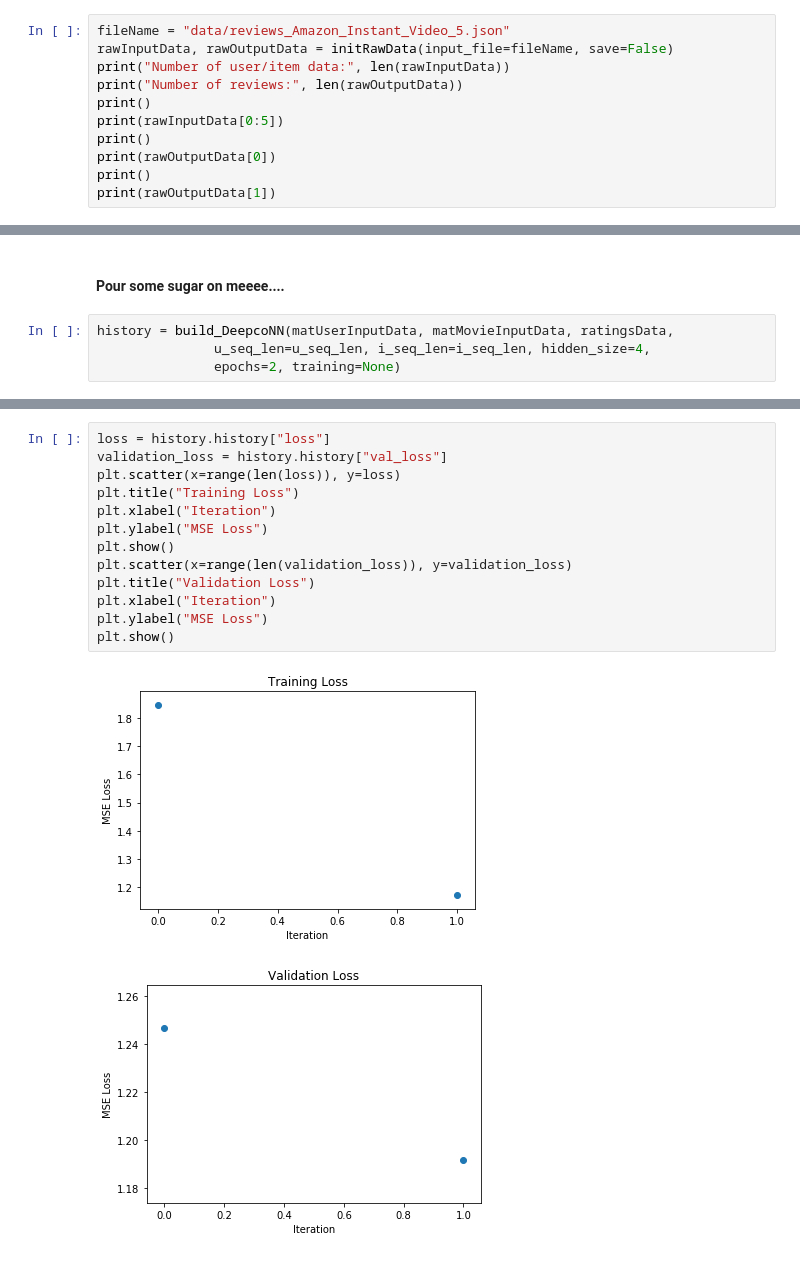
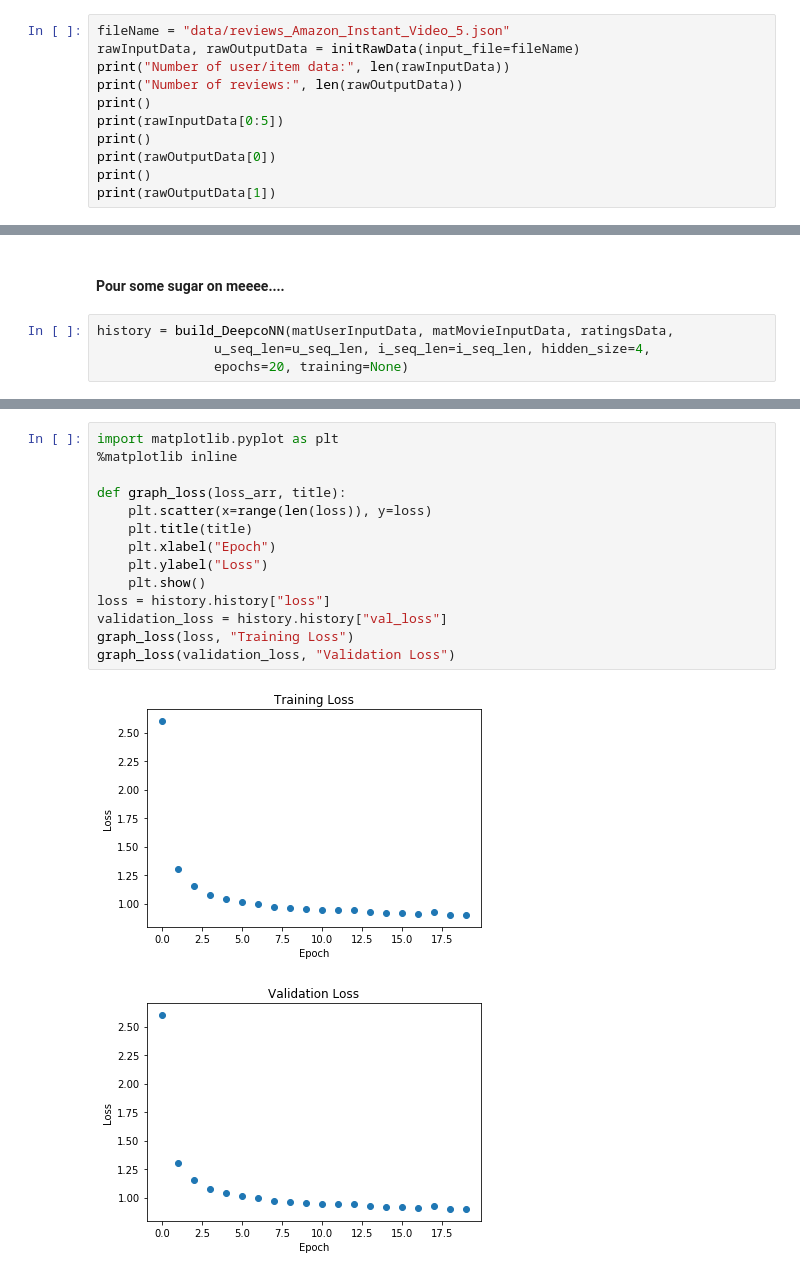
Before and after one commit to michaelAlvarino/Deep-Learning, a Jupyter notebook: Final Project v1.ipynb, the cells around one changed output, grey strips where cells are left out. Saved outputs shown, nothing was run; the diff lists cells and outputs as text.

Commit message:
run 20 epochs and visualize

```diff
--- a/Final Project v1.ipynb
+++ b/Final Project v1.ipynb
@@ -151,7 +142,7 @@ or movie can/do repeat if multiple users have reviewed a particular movie
 user/movie key pairs in rawInputData
 # %%
 fileName = "data/reviews_Amazon_Instant_Video_5.json"
-rawInputData, rawOutputData = initRawData(input_file=fileName, save=False)
+rawInputData, rawOutputData = initRawData(input_file=fileName)
 print("Number of user/item data:", len(rawInputData))
 print("Number of reviews:", len(rawOutputData))
 print()
@@ -385,7 +370,7 @@ print(i_seq_len)
 # %%
 history = build_DeepcoNN(matUserInputData, matMovieInputData, ratingsData,
                u_seq_len=u_seq_len, i_seq_len=i_seq_len, hidden_size=4,
-               epochs=2, training=None)
+               epochs=20, training=None)
 # %% [output]
 __________________________________________________________________________________________________
 Layer (type)                    Output Shape         Param #     Connected to
@@ -407,16 +392,17 @@ Epoch 2/2
-# %%
-loss = history.history["loss"]
-validation_loss = history.history["val_loss"]
-plt.scatter(x=range(len(loss)), y=loss)
-plt.title("Training Loss")
-plt.xlabel("Iteration")
-plt.ylabel("MSE Loss")
-plt.show()
-plt.scatter(x=range(len(validation_loss)), y=validation_loss)
-plt.title("Validation Loss")
-plt.xlabel("Iteration")
-plt.ylabel("MSE Loss")
-plt.show()
-# %% [output]
-[figure, removed]
-[figure, removed]
+# %%
+import matplotlib.pyplot as plt
+%matplotlib inline
+
+def graph_loss(loss_arr, title):
+    plt.scatter(x=range(len(loss)), y=loss)
+    plt.title(title)
+    plt.xlabel("Epoch")
+    plt.ylabel("Loss")
+    plt.show()
+loss = history.history["loss"]
+validation_loss = history.history["val_loss"]
+graph_loss(loss, "Training Loss")
+graph_loss(validation_loss, "Validation Loss")
+# %% [output]
+[figure, added]
+[figure, added]
```
Also changed, not shown: parts of 8 cells of this notebook.
